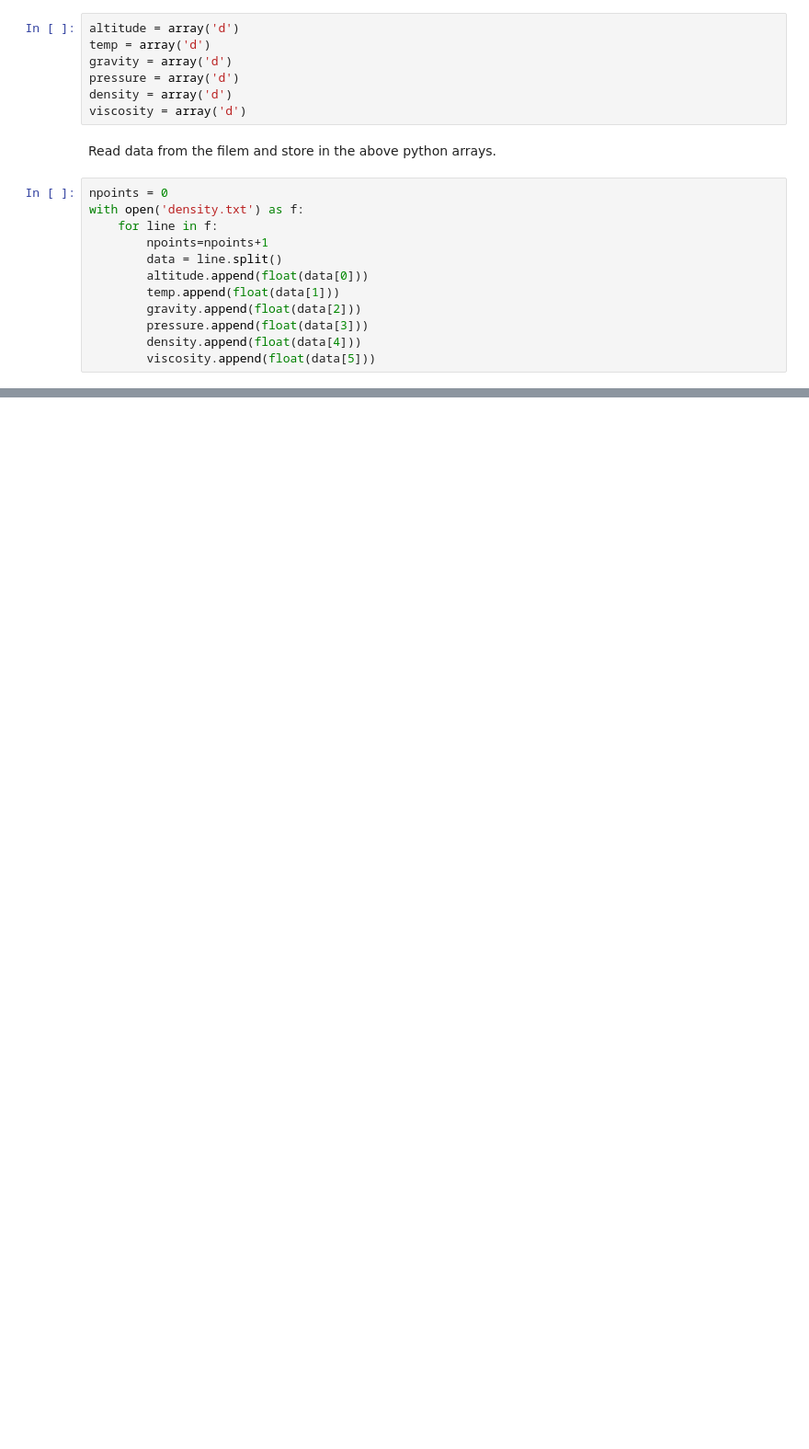
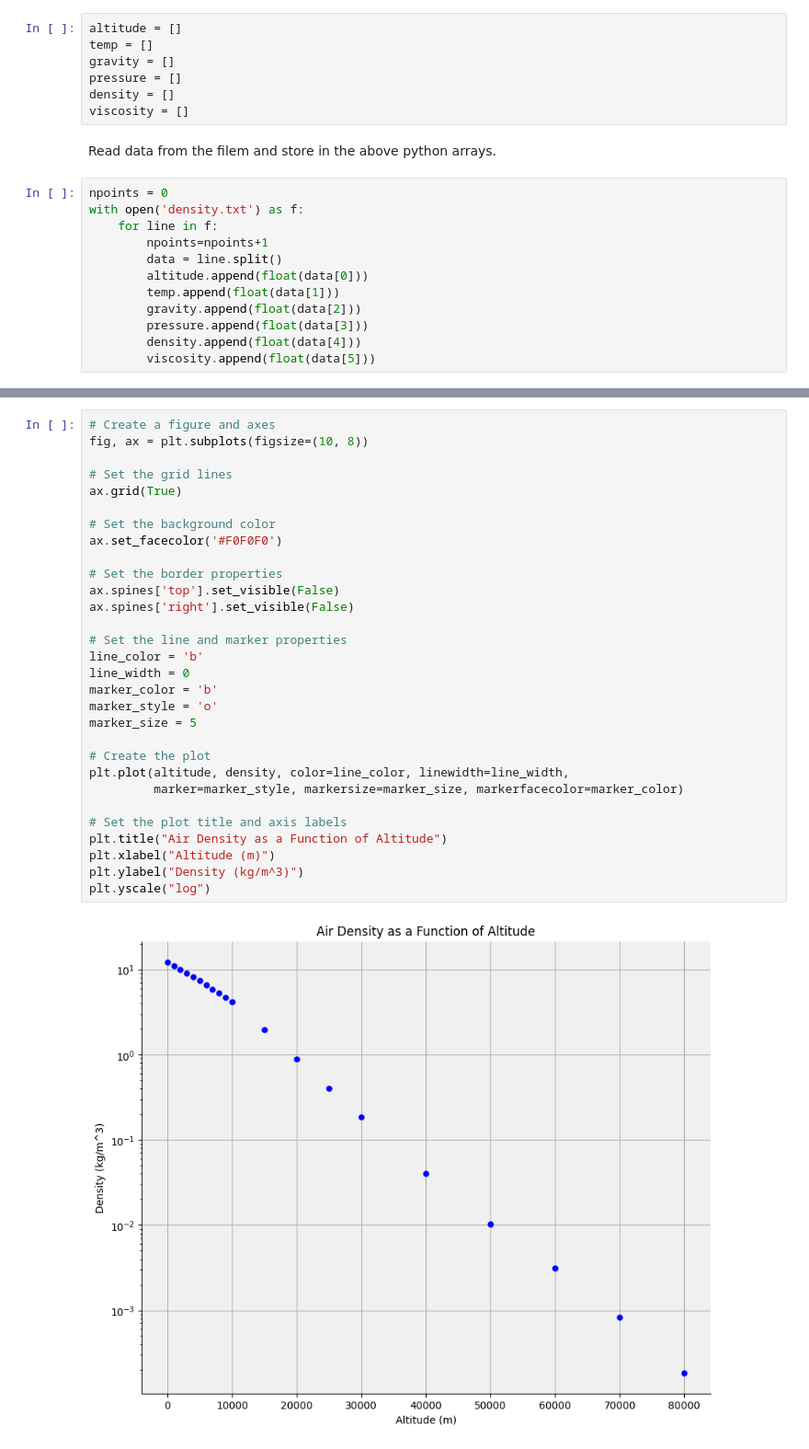
Before and after one commit to wutmeownow/phys441, a Jupyter notebook: JupyterNotebooks/Fitting/graph_air_density.ipynb, the cells around one changed output, grey strips where cells are left out. Shown at 92% size. Drawn from its saved outputs; the diff is of its cells as text; blank space fills up the shorter version.

Commit message:
Updates to plots

```diff
--- a/JupyterNotebooks/Fitting/graph_air_density.ipynb
+++ b/JupyterNotebooks/Fitting/graph_air_density.ipynb
@@ -28,12 +11,12 @@ def fitfunction(x,par):
 # %% [markdown]
 Define python arrays to store the data.
 # %%
-altitude = array('d')
-temp = array('d')
-gravity = array('d')
-pressure = array('d')
-density = array('d')
-viscosity = array('d')
+altitude = []
+temp = []
+gravity = []
+pressure = []
+density = []
+viscosity = []
 # %% [markdown]
 Read data from the filem and store in the above python arrays.
 # %%
@@ -88,0 +34,32 @@ p2                        = -3.64757e-07   +/-   3.14587e-08
+# %%
+# Create a figure and axes
+fig, ax = plt.subplots(figsize=(10, 8))
+
+# Set the grid lines
+ax.grid(True)
+
+# Set the background color
+ax.set_facecolor('#F0F0F0')
+
+# Set the border properties
+ax.spines['top'].set_visible(False)
+ax.spines['right'].set_visible(False)
+
+# Set the line and marker properties
+line_color = 'b'
+line_width = 0
+marker_color = 'b'
+marker_style = 'o'
+marker_size = 5
+
+# Create the plot
+plt.plot(altitude, density, color=line_color, linewidth=line_width,
+         marker=marker_style, markersize=marker_size, markerfacecolor=marker_color)
+
+# Set the plot title and axis labels
+plt.title("Air Density as a Function of Altitude")
+plt.xlabel("Altitude (m)")
+plt.ylabel("Density (kg/m^3)")
+plt.yscale("log")
+# %% [output]
+[figure, added]
```
Also changed, not shown: parts of 16 cells of this notebook, 49 other files.
